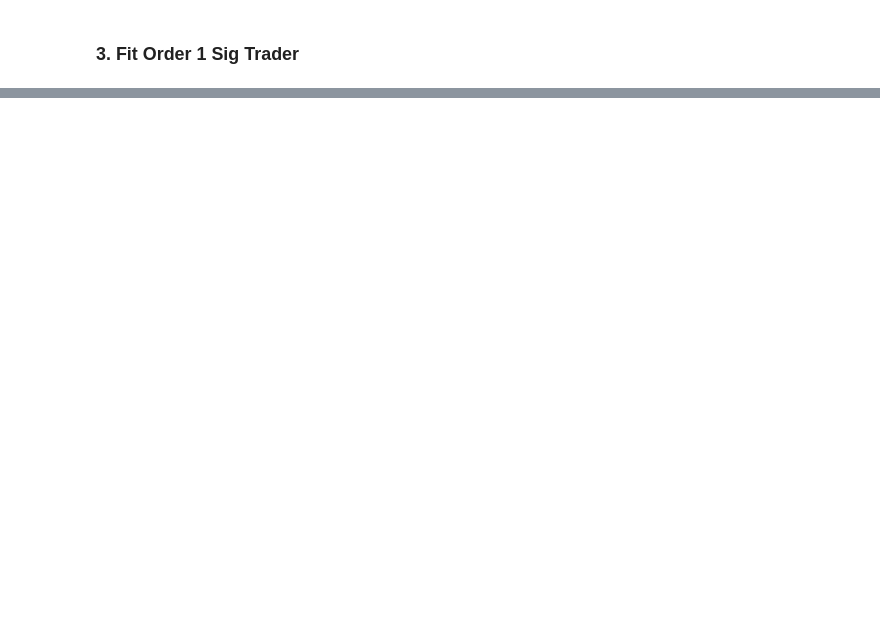
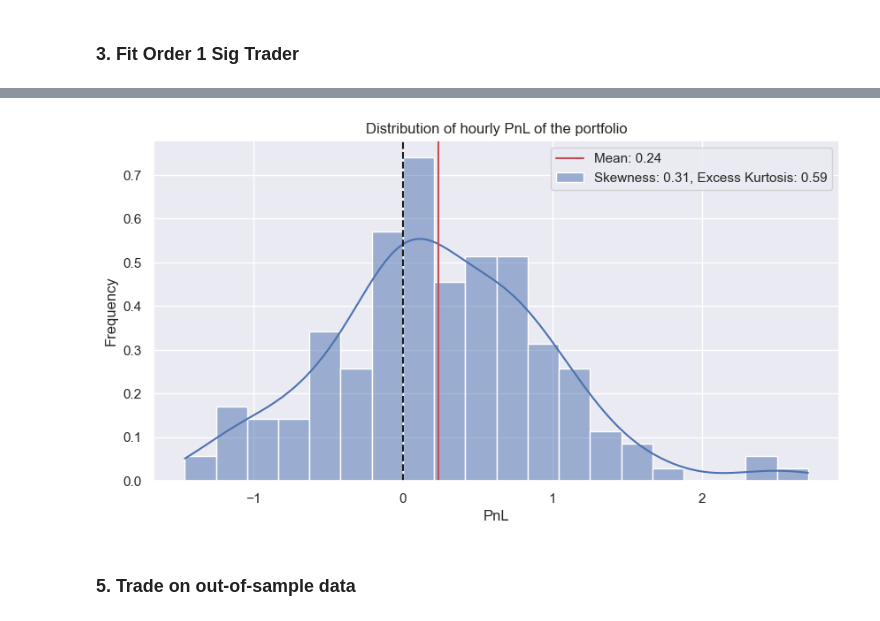
Before and after one commit to gaetanX21/SigTrading, a Jupyter notebook: src/pairs_trading_clean.ipynb, the cells around one changed output, grey strips where cells are left out. Drawn from its saved outputs; the diff is of its cells as text; code cells hidden in the pictures; blank space fills up the shorter version.

```diff
--- a/src/pairs_trading_clean.ipynb
+++ b/src/pairs_trading_clean.ipynb
@@ -206,13 +137,0 @@ ts.functionals[1] = -ts.functionals[1]
-# %%
-n_traded_processes = 20 # we trade 20 pairs (uncorrelated!)
-all_daily_pnl = torch.zeros(n_traded_processes, n-1)
-all_cum_pnl = torch.zeros(n_traded_processes, n-1)
-for i in range(n_traded_processes):
-    X = synthetic_batch_stock_data[i,:,:]
-    f = info_data[i,:,:]
-    xi = ts.trade(X, f)
-    daily_pnl = ts.compute_pnl(X, xi) # daily pnl on each asset
-    daily_global_pnl = torch.sum(daily_pnl, dim=1) # daily pnl on the portfolio
-    cum_global_pnl = torch.cumsum(daily_global_pnl, dim=0)
-    all_daily_pnl[i,:] = daily_global_pnl
-    all_cum_pnl[i,:] = cum_global_pnl
@@ -364,0 +177,20 @@ Sharpe ratio: 7.427604675292969
+# %%
+mean_hourly_pnl = torch.mean(portfolio_hourly_pnl)
+std_hourly_pnl = torch.std(portfolio_hourly_pnl)
+skew_hourly_pnl = torch.mean((portfolio_hourly_pnl - mean_hourly_pnl)**3)/std_hourly_pnl**3
+kurt_hourly_pnl = torch.mean((portfolio_hourly_pnl - mean_hourly_pnl)**4)/std_hourly_pnl**4 - 3
+
+# dist of hourly pnl of the portfolio
+plt.figure(figsize=(10,5))
+sns.histplot(portfolio_hourly_pnl, kde=True, bins=20, stat='density', label=f'Skewness: {skew_hourly_pnl:.2f}, Excess Kurtosis: {kurt_hourly_pnl:.2f}')
+plt.axvline(x=0, color='k', ls='--')
+plt.axvline(x=mean_hourly_pnl, color='r', label=f'Mean: {mean_hourly_pnl:.2f}')
+plt.title("Distribution of hourly PnL of the portfolio")
+plt.xlabel("PnL")
+plt.ylabel("Frequency")
+plt.legend()
+plt.show()
+# %% [output]
+[figure, added]
+# %% [markdown]
+### 5. Trade on out-of-sample data
```
Also changed, not shown: parts of 24 cells of this notebook, 5 other files.
